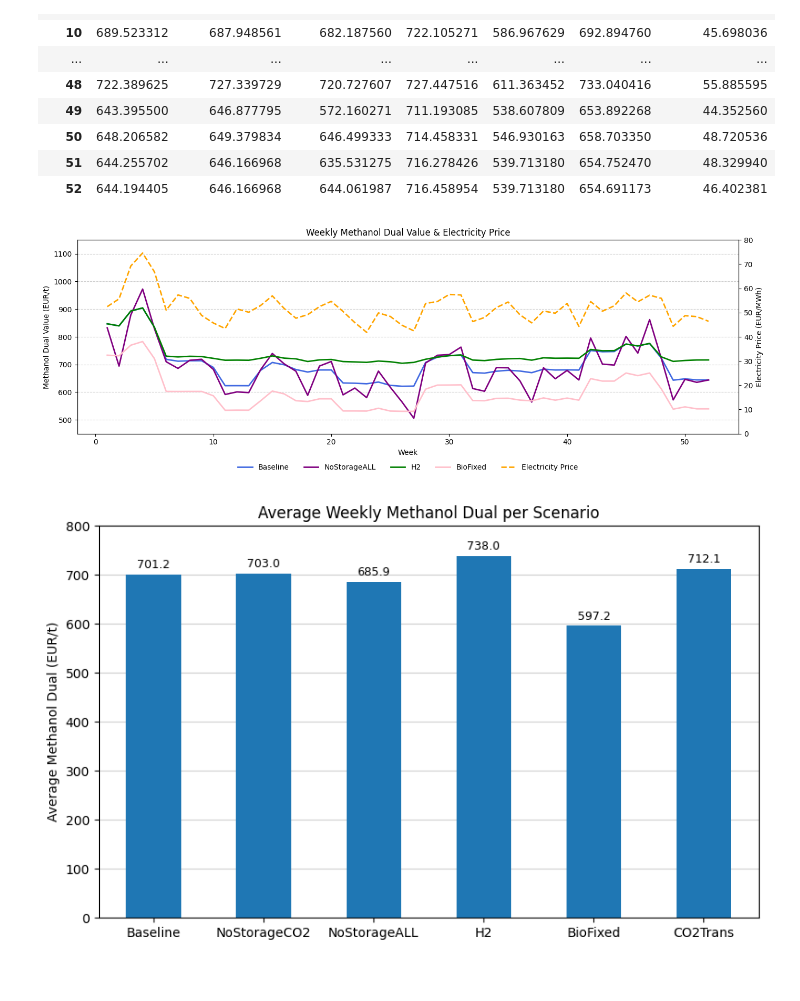
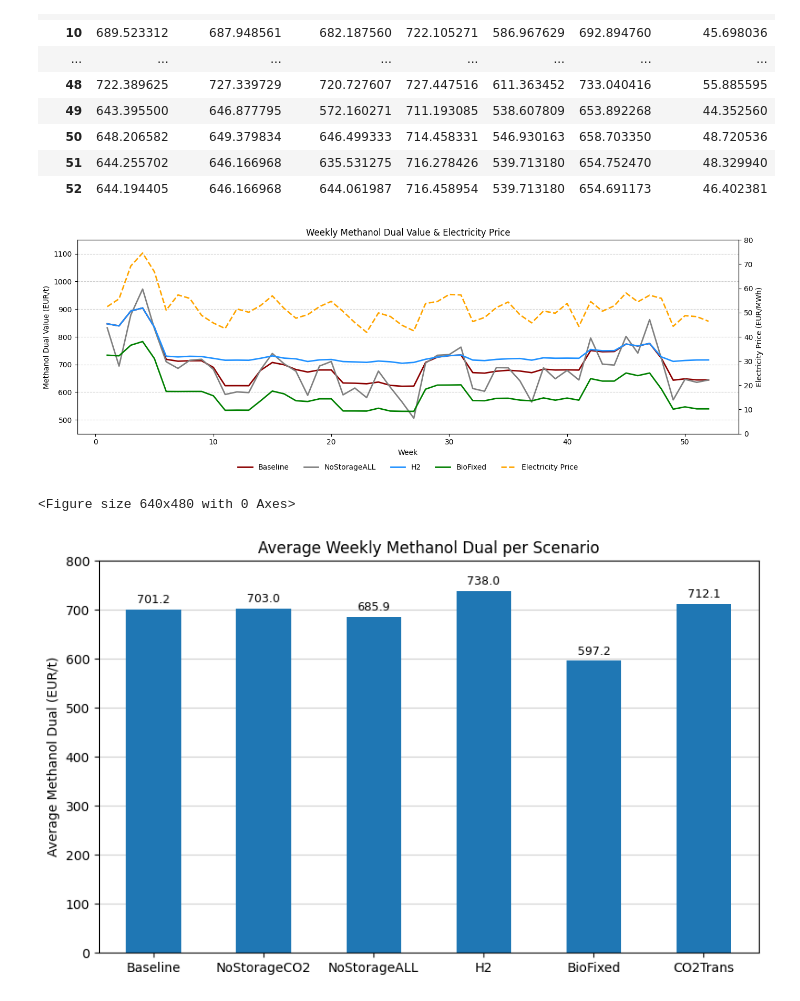
Before and after one commit to kubachri/GLS-EnerHub2X-Pricing, a Jupyter notebook: EnerHub2X/plots/DualMethanol.ipynb, the cells around one changed output. Drawn from its saved outputs; the diff is of its cells as text; code cells hidden in the pictures.

```diff
--- a/EnerHub2X/plots/DualMethanol.ipynb
+++ b/EnerHub2X/plots/DualMethanol.ipynb
@@ -93,18 +93,23 @@ def plot_weekly_methanol(df, scenarios, scenario_colors=None):
     plt.show()
 # %%
 scenario_colors = {
-    "Baseline":  "royalblue",
-    "NoStorageCO2": "red",
-    "NoStorageALL": "purple",
-    "H2":        "green",
-    "BioFixed":  "pink",
-    "CO2Trans": "brown"
+    "Baseline":  "darkred",
+    "NoStorageCO2": "gold",
+    "NoStorageALL": "gray",
+    "H2":        "dodgerblue",
+    "BioFixed":  "green",
+    "CO2Trans": "purple"
 }
+
+all_scenarios = ["Baseline", "NoStorageCO2", "NoStorageALL", "H2", "BioFixed", "CO2Trans"]
 scenarios = ["Baseline", "NoStorageALL", "H2", "BioFixed"]
 
 plot_weekly_methanol(df, scenarios, scenario_colors)
+
+plt.savefig("MethanolDualWeekly.pdf", format="pdf", bbox_inches="tight")
 # %% [output]
-[figure, old version]
+[figure, new version]
+<Figure size 640x480 with 0 Axes>
 # %%
 import matplotlib.pyplot as plt
 
```
Also changed, not shown: parts of 1 cell of this notebook, 4 other files.
